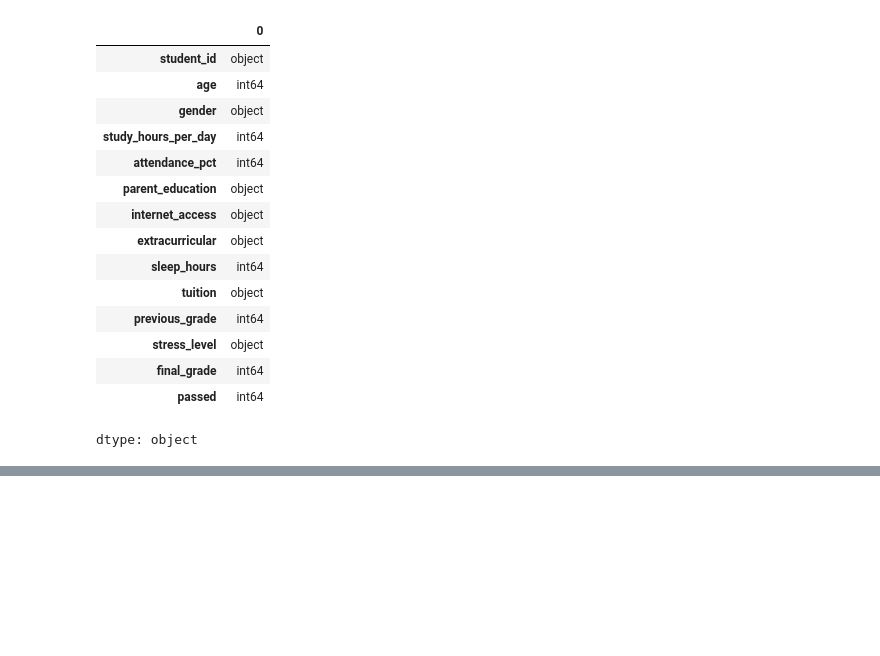
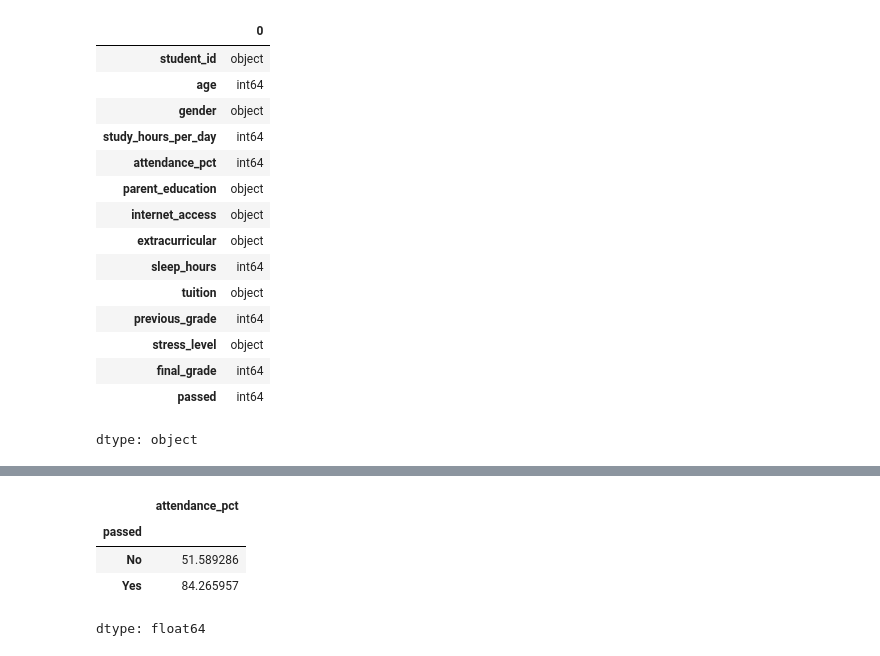
Before and after one commit to SandhuruT/Data_Science_01, a Jupyter notebook: Data_Science_03.ipynb, the cells around one changed output, grey strips where cells are left out. Saved outputs shown, nothing was run; the diff lists cells and outputs as text; code cells hidden in the pictures; blank space fills up the shorter version.

```diff
--- a/Data_Science_03.ipynb
+++ b/Data_Science_03.ipynb
@@ -155,0 +165,8 @@ array([2, 3, 1])
+# %%
+student_per.groupby("passed")["attendance_pct"].mean()
+# %% [output]
+|  | attendance_pct |
+| passed |  |
+| No | 51.589286 |
+| Yes | 84.265957 |
+dtype: float64
```
Also changed, not shown: parts of 6 cells of this notebook.
